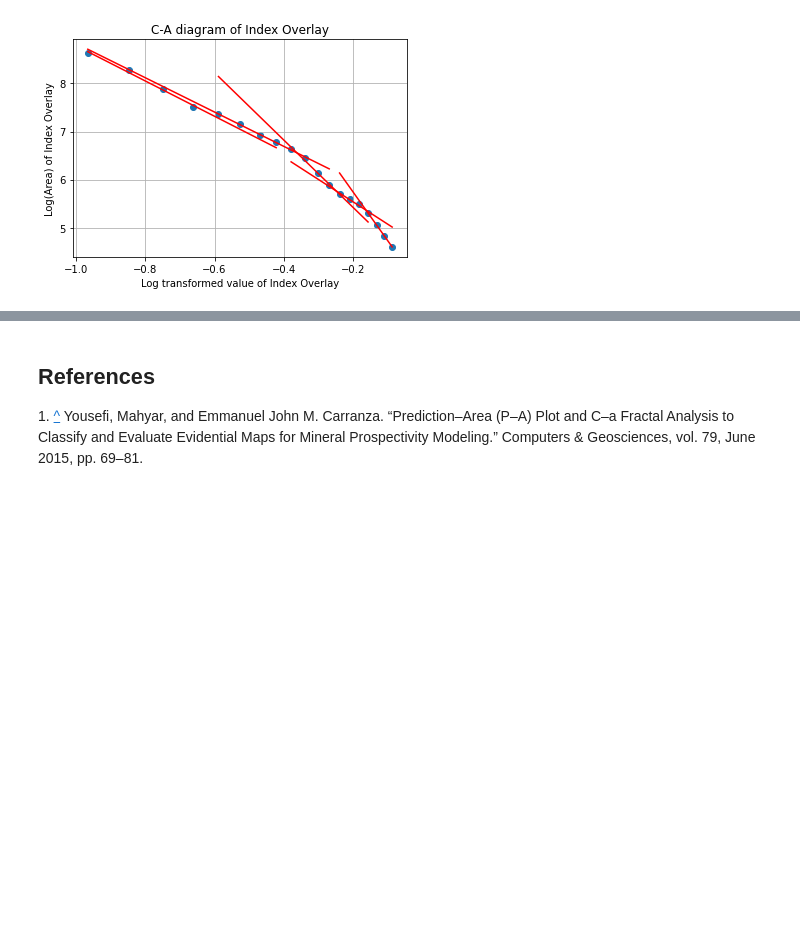
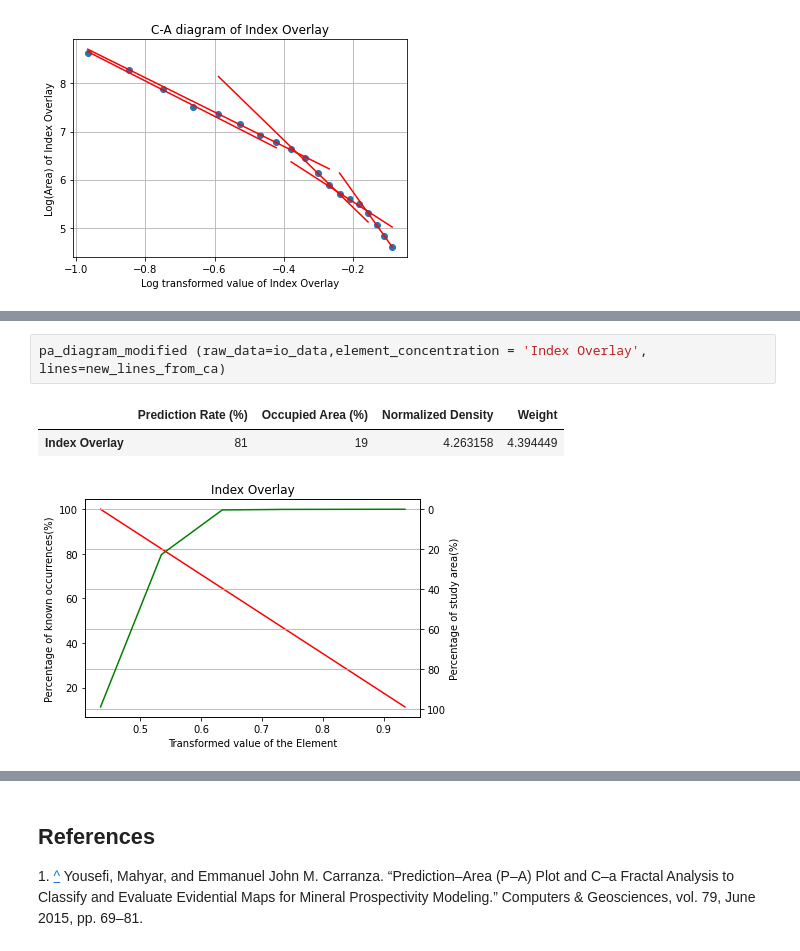
Before and after one commit to SupernovifieD/thesis-UT-2022, a Jupyter notebook: Thesis - Yasin Ghasemi - 2.0.1.ipynb, the cells around one changed output, grey strips where cells are left out. Drawn from its saved outputs; the diff is of its cells as text; blank space fills up the shorter version.

```diff
--- a/Thesis - Yasin Ghasemi - 2.0.1.ipynb
+++ b/Thesis - Yasin Ghasemi - 2.0.1.ipynb
@@ -1014,0 +1082,6 @@ discrete_mapping_iterated_modified(raw_data=io_data,lines=new_lines_from_ca)
+# %%
+pa_diagram_modified (raw_data=io_data,element_concentration = 'Index Overlay', lines=new_lines_from_ca)
+# %% [output]
+|  | Prediction Rate (%) | Occupied Area (%) | Normalized Density | Weight |
+| Index Overlay | 81 | 19 | 4.263158 | 4.394449 |
+[figure, added]
```
Also changed, not shown: parts of 10 cells of this notebook.
